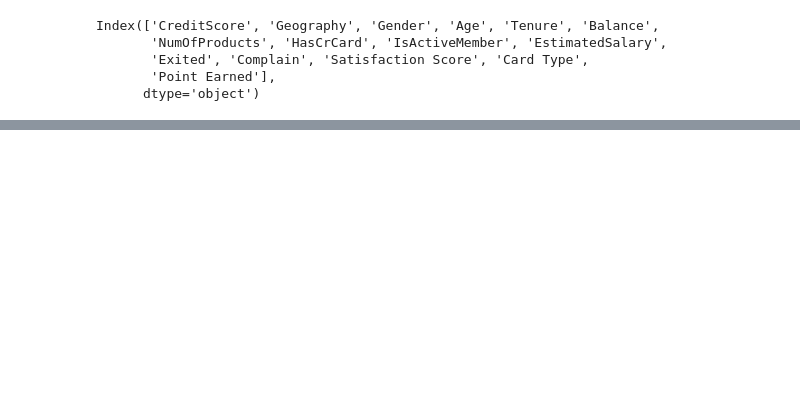
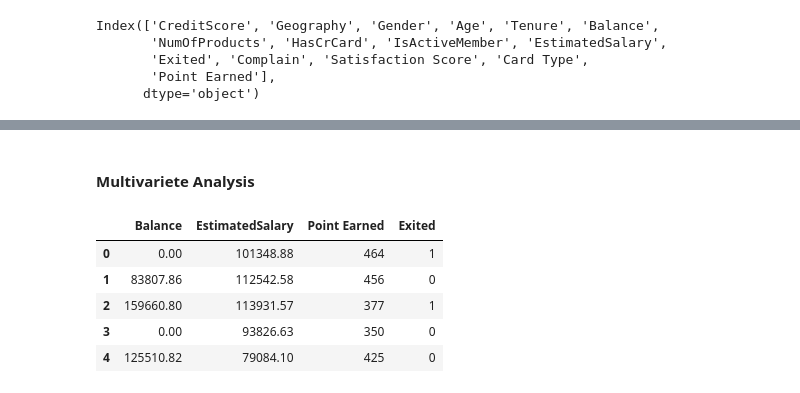
Before and after one commit to Henamen21/Bank_Customer_Churn_Prediction---ML, a Jupyter notebook: predictor.ipynb, the cells around one changed output, grey strips where cells are left out. Drawn from its saved outputs; the diff is of its cells as text; code cells hidden in the pictures; blank space fills up the shorter version.

Commit message:
multivariete analysis added

```diff
--- a/predictor.ipynb
+++ b/predictor.ipynb
@@ -316,0 +341,12 @@ tenure.head()
+# %% [markdown]
+#### Multivariete Analysis
+# %%
+some_data = data[["Balance" , "EstimatedSalary" , "Point Earned" , "Exited"]]
+some_data.head()
+# %% [output]
+|  | Balance | EstimatedSalary | Point Earned | Exited |
+| 0 | 0.00 | 101348.88 | 464 | 1 |
+| 1 | 83807.86 | 112542.58 | 456 | 0 |
+| 2 | 159660.80 | 113931.57 | 377 | 1 |
+| 3 | 0.00 | 93826.63 | 350 | 0 |
+| 4 | 125510.82 | 79084.10 | 425 | 0 |
```
Also changed, not shown: parts of 16 cells of this notebook.
